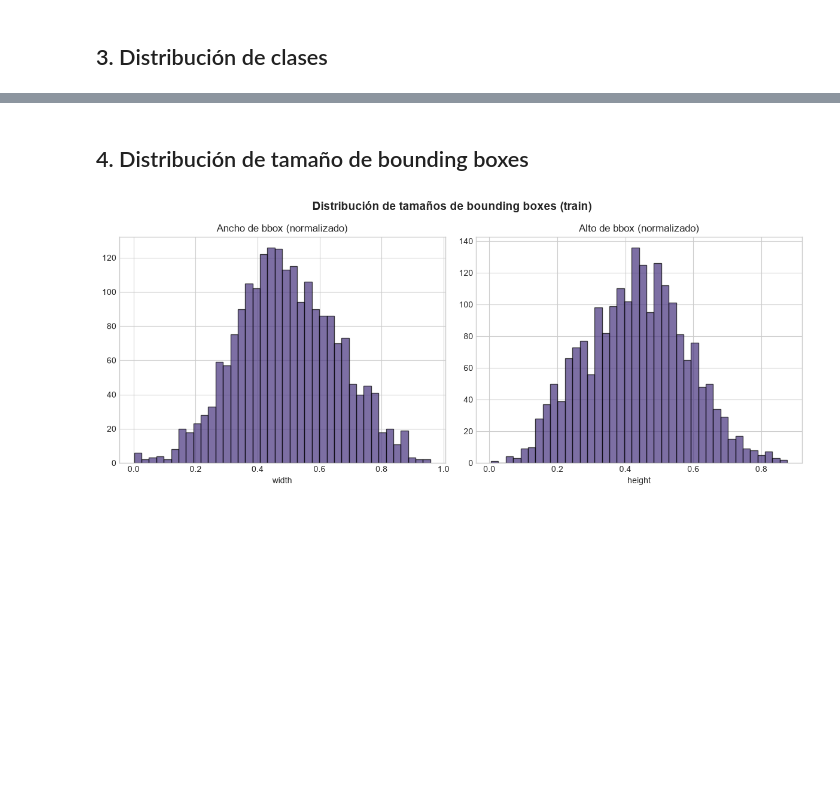
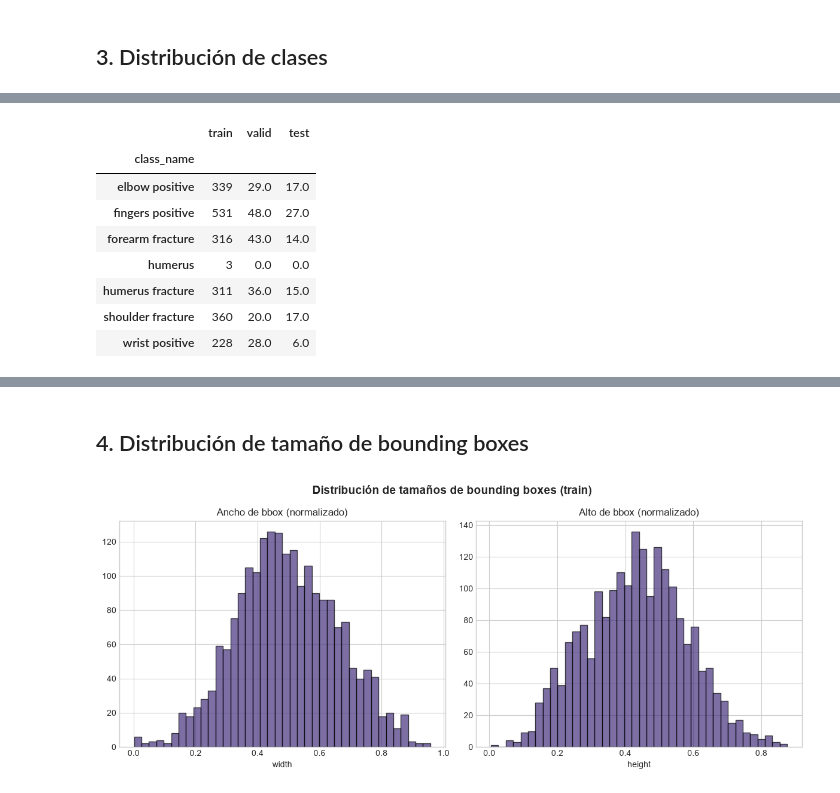
Before and after one commit to leandroabritez/VPCII_TP_CEIA, a Jupyter notebook: notebooks/01_EDA.ipynb, the cells around one changed output, grey strips where cells are left out. Saved outputs shown, nothing was run; the diff lists cells and outputs as text; code cells hidden in the pictures; blank space fills up the shorter version.

```diff
--- a/notebooks/01_EDA.ipynb
+++ b/notebooks/01_EDA.ipynb
@@ -138,0 +174,14 @@ plt.show()
+# %%
+class_counts_df = pd.DataFrame(class_distribution).fillna(0)
+
+class_counts_df
+# %% [output]
+|  | train | valid | test |
+| class_name |  |  |  |
+| elbow positive | 339 | 29.0 | 17.0 |
+| fingers positive | 531 | 48.0 | 27.0 |
+| forearm fracture | 316 | 43.0 | 14.0 |
+| humerus | 3 | 0.0 | 0.0 |
+| humerus fracture | 311 | 36.0 | 15.0 |
+| shoulder fracture | 360 | 20.0 | 17.0 |
+| wrist positive | 228 | 28.0 | 6.0 |
```
Also changed, not shown: parts of 10 cells of this notebook.
